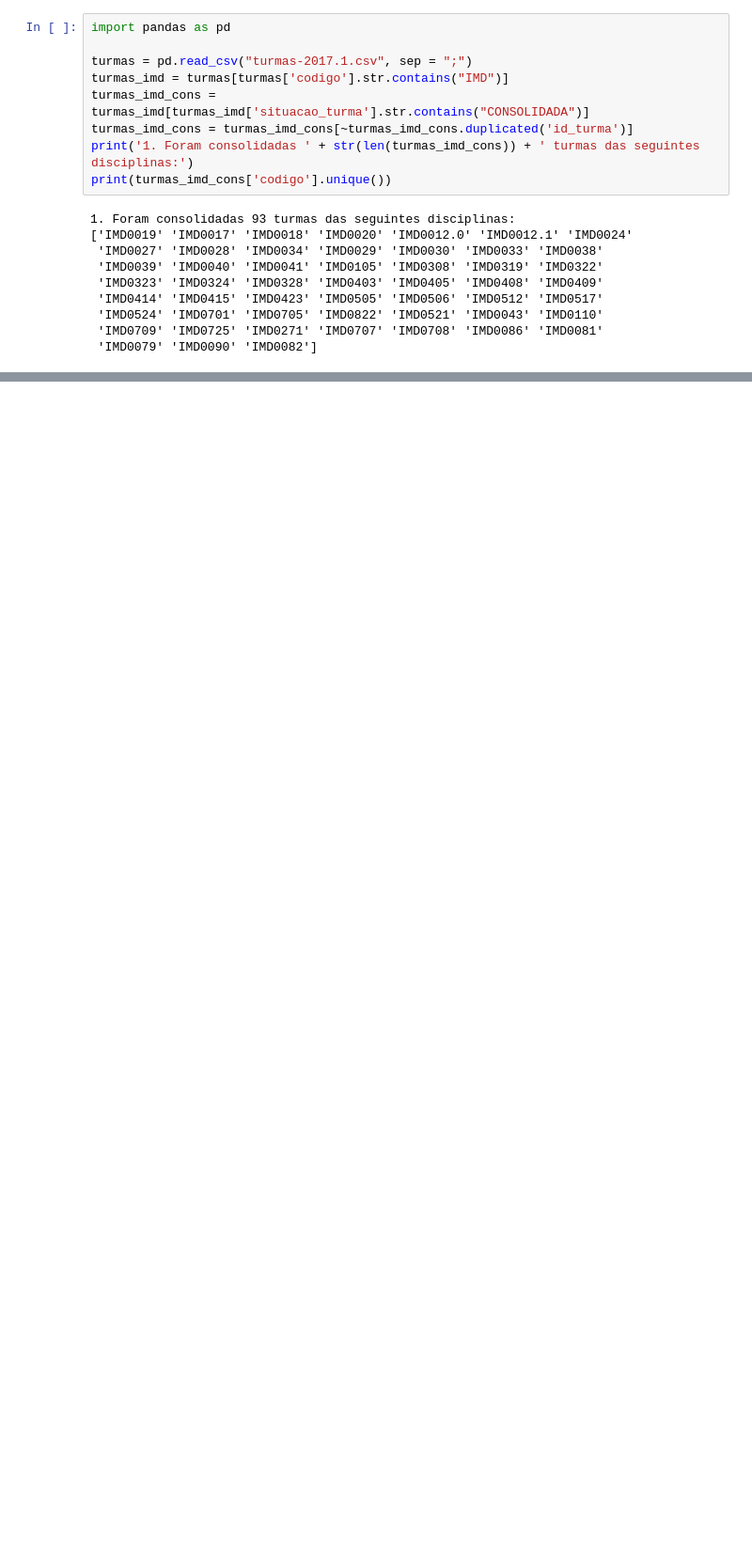
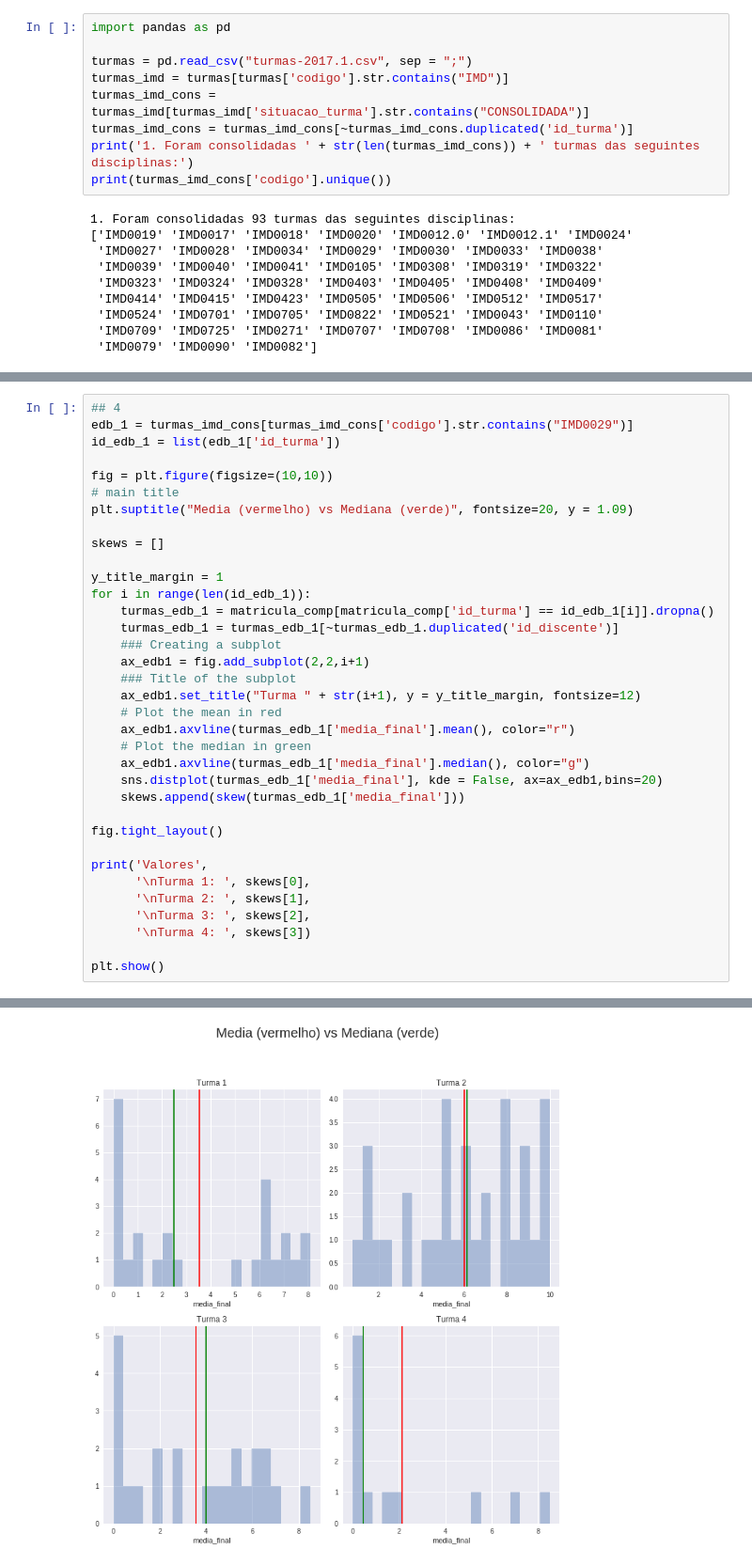
Before and after one commit to ailsonfds/IMD0033_Probabilidade, a Jupyter notebook: Atividades/Unidade 02/Avaliacao_Unidade_02.ipynb, the cells around one changed output, grey strips where cells are left out. Shown: that part at 94% size. Saved outputs shown, nothing was run; the diff lists cells and outputs as text; blank space fills up the shorter version.

```diff
--- a/Atividades/Unidade 02/Avaliacao_Unidade_02.ipynb
+++ b/Atividades/Unidade 02/Avaliacao_Unidade_02.ipynb
@@ -175,0 +119,36 @@ matricula_comp_edb_id[3]
+# %%
+## 4
+edb_1 = turmas_imd_cons[turmas_imd_cons['codigo'].str.contains("IMD0029")]
+id_edb_1 = list(edb_1['id_turma'])
+
+fig = plt.figure(figsize=(10,10))
+# main title
+plt.suptitle("Media (vermelho) vs Mediana (verde)", fontsize=20, y = 1.09)
+
+skews = []
+
+y_title_margin = 1
+for i in range(len(id_edb_1)):
+    turmas_edb_1 = matricula_comp[matricula_comp['id_turma'] == id_edb_1[i]].dropna()
+    turmas_edb_1 = turmas_edb_1[~turmas_edb_1.duplicated('id_discente')]
+    ### Creating a subplot
+    ax_edb1 = fig.add_subplot(2,2,i+1)
+    ### Title of the subplot
+    ax_edb1.set_title("Turma " + str(i+1), y = y_title_margin, fontsize=12)
+    # Plot the mean in red
+    ax_edb1.axvline(turmas_edb_1['media_final'].mean(), color="r")
+    # Plot the median in green
+    ax_edb1.axvline(turmas_edb_1['media_final'].median(), color="g")
+    sns.distplot(turmas_edb_1['media_final'], kde = False, ax=ax_edb1,bins=20)
+    skews.append(skew(turmas_edb_1['media_final']))
+
+fig.tight_layout()
+
+print('Valores',
+      '\nTurma 1: ', skews[0],
+      '\nTurma 2: ', skews[1],
+      '\nTurma 3: ', skews[2],
+      '\nTurma 4: ', skews[3])
+
+plt.show()
+# %% [output]
@@ -175,0 +160 @@ matricula_comp_edb_id[3]
+[figure, added]
```
Also changed, not shown: parts of 11 cells of this notebook.
